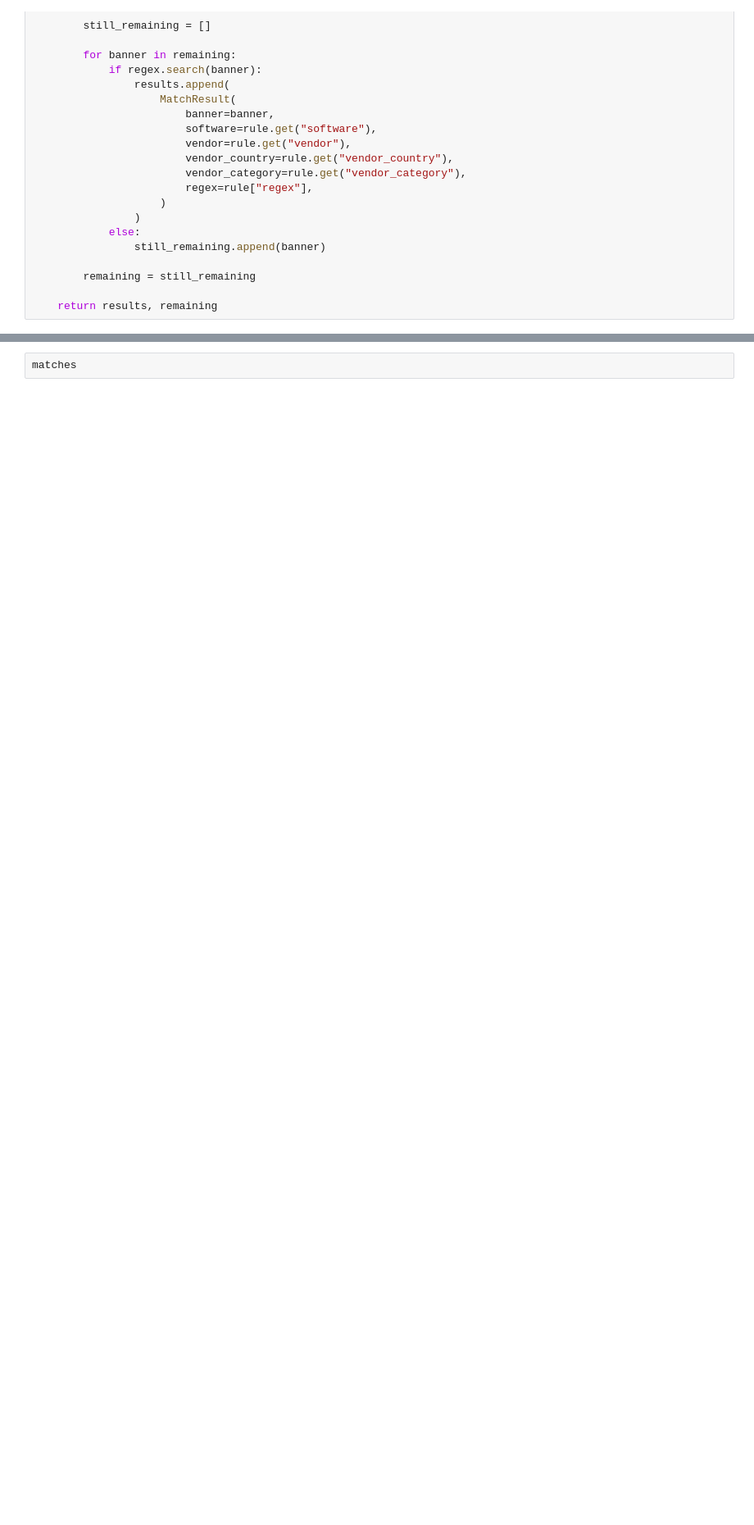
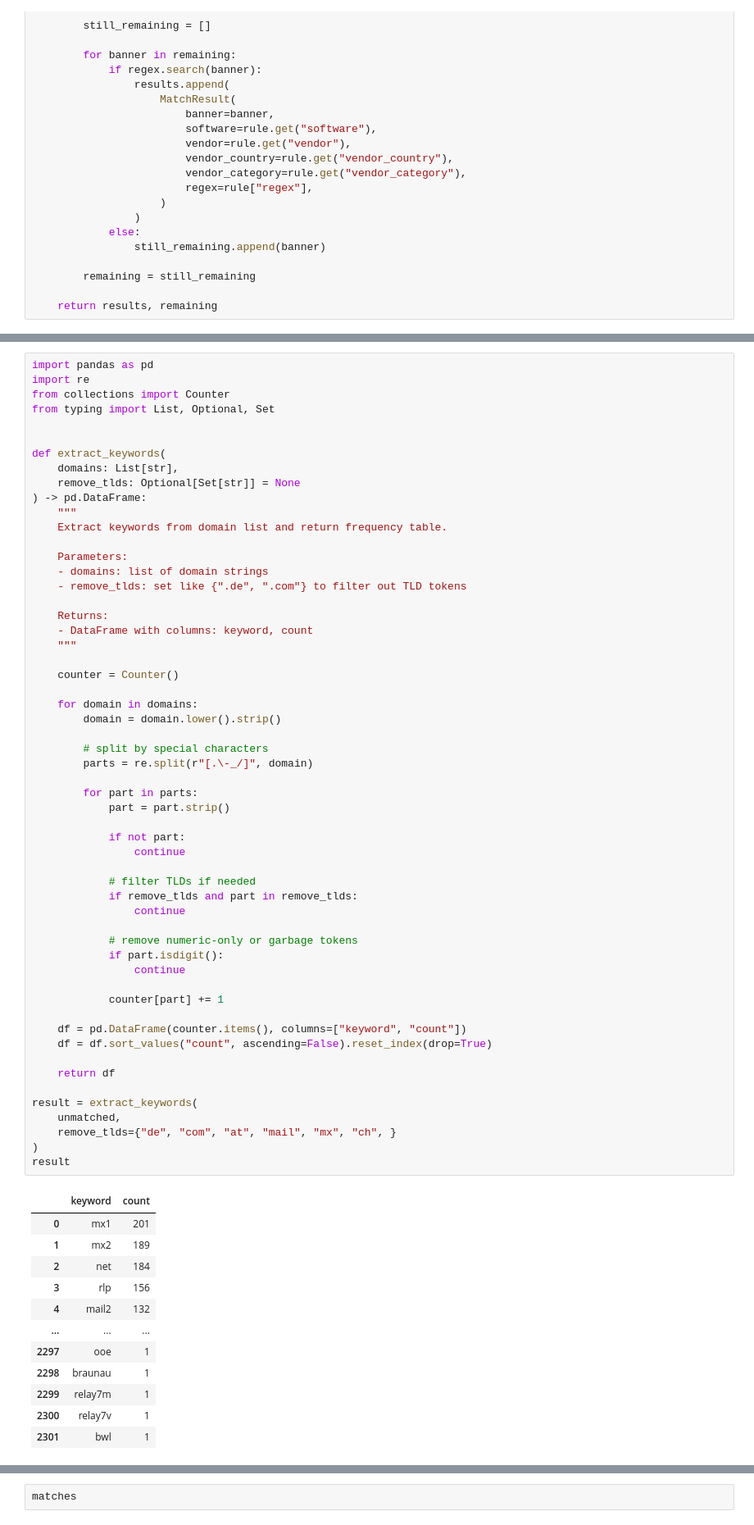
Before and after one commit to Owreeb/S.M.A.R.T.-Sovereign_Mail_Assessment_and_Rating_Tool, a Jupyter notebook: scanner/src/enricher/dev_notebook.ipynb, the cells around one changed output, grey strips where cells are left out. Shown at 82% size. Drawn from its saved outputs; the diff is of its cells as text; blank space fills up the shorter version.

```diff
--- a/scanner/src/enricher/dev_notebook.ipynb
+++ b/scanner/src/enricher/dev_notebook.ipynb
@@ -130,0 +170,69 @@ matches, unmatched = apply_rules(banners, rules)
+# %%
+import pandas as pd
+import re
+from collections import Counter
+from typing import List, Optional, Set
+
+
+def extract_keywords(
+    domains: List[str],
+    remove_tlds: Optional[Set[str]] = None
+) -> pd.DataFrame:
+    """
+    Extract keywords from domain list and return frequency table.
+
+    Parameters:
+    - domains: list of domain strings
+    - remove_tlds: set like {".de", ".com"} to filter out TLD tokens
+
+    Returns:
+    - DataFrame with columns: keyword, count
+    """
+
+    counter = Counter()
+
+    for domain in domains:
+        domain = domain.lower().strip()
+
+        # split by special characters
+        parts = re.split(r"[.\-_/]", domain)
+
+        for part in parts:
+            part = part.strip()
+
+            if not part:
+                continue
+
+            # filter TLDs if needed
+            if remove_tlds and part in remove_tlds:
+                continue
+
+            # remove numeric-only or garbage tokens
+            if part.isdigit():
+                continue
+
+            counter[part] += 1
+
+    df = pd.DataFrame(counter.items(), columns=["keyword", "count"])
+    df = df.sort_values("count", ascending=False).reset_index(drop=True)
+
+    return df
+
+result = extract_keywords(
+    unmatched,
+    remove_tlds={"de", "com", "at", "mail", "mx", "ch", }
+)
+result
+# %% [output]
+|  | keyword | count |
+| 0 | mx1 | 201 |
+| 1 | mx2 | 189 |
+| 2 | net | 184 |
+| 3 | rlp | 156 |
+| 4 | mail2 | 132 |
+| ... | ... | ... |
+| 2297 | ooe | 1 |
+| 2298 | braunau | 1 |
+| 2299 | relay7m | 1 |
+| 2300 | relay7v | 1 |
+| 2301 | bwl | 1 |
```
Also changed, not shown: parts of 4 cells of this notebook, 2 other files.
